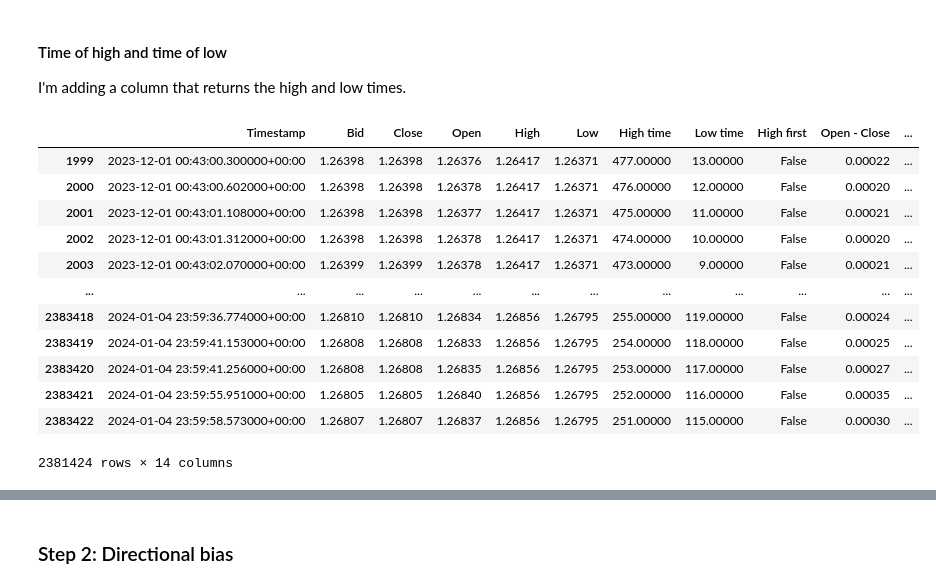
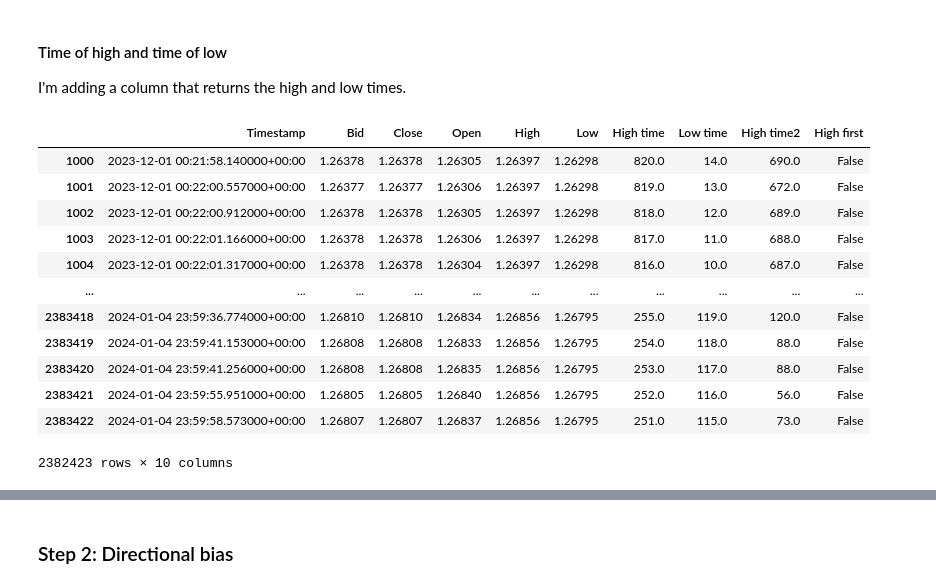
Before and after one commit to ironhak/test4anti, a Jupyter notebook: classify_candles v2.ipynb, the cells around one changed output, grey strips where cells are left out. Cells and saved outputs as stored; diff of their text form; code cells hidden in the pictures.

Commit message:
uploaded review

```diff
--- a/classify_candles v2.ipynb
+++ b/classify_candles v2.ipynb
@@ -165,9 +23,7 @@ end_date = "05-01-2024"
 timeframe = 'tick'
 price_frame = 1000
 
-# You can upload your own data, just make sure to update start_date and end_date, and also that
-# the csv filename format match the template
-csv_file_path = f"{start_date}_{end_date} {timeframe}.csv"
+csv_file_path = f"{os.path.dirname(os.getcwd())}/x_DATA/{start_date}_{end_date}  {timeframe}.csv"
 
 df = pd.DataFrame()
 
@@ -228,26 +84,28 @@ I'm adding a column that returns the high and low times.
 # %%
 # Calculate the index of the maximum value in the rolling window for "High time"
 df['High time'] =  price_frame - ( df.index.values - df['Bid'].rolling(window=price_frame).agg(lambda x: x.index.values[np.argmax(x.values)]) )
 df["Low time"] = price_frame  - ( df.index.values - df['Bid'].rolling(window=price_frame).agg(lambda x: x.index.values[np.argmin(x.values)]) )
+df['High time2'] = df['Bid'].rolling(window=price_frame).rank(method='min')
+
 df['High first'] = df['High time'] < df["Low time"]
 
 df = df.dropna() #Drop initial NaN values
 
 df
 # %% [output]
-|  | Timestamp | Bid | Close | Open | High | Low | High time | Low time | High first | Open - Close | ... |
-| 1999 | 2023-12-01 00:43:00.300000+00:00 | 1.26398 | 1.26398 | 1.26376 | 1.26417 | 1.26371 | 477.00000 | 13.00000 | False | 0.00022 | ... |
-| 2000 | 2023-12-01 00:43:00.602000+00:00 | 1.26398 | 1.26398 | 1.26378 | 1.26417 | 1.26371 | 476.00000 | 12.00000 | False | 0.00020 | ... |
-| 2001 | 2023-12-01 00:43:01.108000+00:00 | 1.26398 | 1.26398 | 1.26377 | 1.26417 | 1.26371 | 475.00000 | 11.00000 | False | 0.00021 | ... |
-| 2002 | 2023-12-01 00:43:01.312000+00:00 | 1.26398 | 1.26398 | 1.26378 | 1.26417 | 1.26371 | 474.00000 | 10.00000 | False | 0.00020 | ... |
-| 2003 | 2023-12-01 00:43:02.070000+00:00 | 1.26399 | 1.26399 | 1.26378 | 1.26417 | 1.26371 | 473.00000 | 9.00000 | False | 0.00021 | ... |
-| ... | ... | ... | ... | ... | ... | ... | ... | ... | ... | ... | ... |
-| 2383418 | 2024-01-04 23:59:36.774000+00:00 | 1.26810 | 1.26810 | 1.26834 | 1.26856 | 1.26795 | 255.00000 | 119.00000 | False | 0.00024 | ... |
-| 2383419 | 2024-01-04 23:59:41.153000+00:00 | 1.26808 | 1.26808 | 1.26833 | 1.26856 | 1.26795 | 254.00000 | 118.00000 | False | 0.00025 | ... |
-| 2383420 | 2024-01-04 23:59:41.256000+00:00 | 1.26808 | 1.26808 | 1.26835 | 1.26856 | 1.26795 | 253.00000 | 117.00000 | False | 0.00027 | ... |
-| 2383421 | 2024-01-04 23:59:55.951000+00:00 | 1.26805 | 1.26805 | 1.26840 | 1.26856 | 1.26795 | 252.00000 | 116.00000 | False | 0.00035 | ... |
-| 2383422 | 2024-01-04 23:59:58.573000+00:00 | 1.26807 | 1.26807 | 1.26837 | 1.26856 | 1.26795 | 251.00000 | 115.00000 | False | 0.00030 | ... |
+|  | Timestamp | Bid | Close | Open | High | Low | High time | Low time | High time2 | High first |
+| 1000 | 2023-12-01 00:21:58.140000+00:00 | 1.26378 | 1.26378 | 1.26305 | 1.26397 | 1.26298 | 820.0 | 14.0 | 690.0 | False |
+| 1001 | 2023-12-01 00:22:00.557000+00:00 | 1.26377 | 1.26377 | 1.26306 | 1.26397 | 1.26298 | 819.0 | 13.0 | 672.0 | False |
+| 1002 | 2023-12-01 00:22:00.912000+00:00 | 1.26378 | 1.26378 | 1.26305 | 1.26397 | 1.26298 | 818.0 | 12.0 | 689.0 | False |
+| 1003 | 2023-12-01 00:22:01.166000+00:00 | 1.26378 | 1.26378 | 1.26306 | 1.26397 | 1.26298 | 817.0 | 11.0 | 688.0 | False |
+| 1004 | 2023-12-01 00:22:01.317000+00:00 | 1.26378 | 1.26378 | 1.26304 | 1.26397 | 1.26298 | 816.0 | 10.0 | 687.0 | False |
+| ... | ... | ... | ... | ... | ... | ... | ... | ... | ... | ... |
+| 2383418 | 2024-01-04 23:59:36.774000+00:00 | 1.26810 | 1.26810 | 1.26834 | 1.26856 | 1.26795 | 255.0 | 119.0 | 120.0 | False |
+| 2383419 | 2024-01-04 23:59:41.153000+00:00 | 1.26808 | 1.26808 | 1.26833 | 1.26856 | 1.26795 | 254.0 | 118.0 | 88.0 | False |
+| 2383420 | 2024-01-04 23:59:41.256000+00:00 | 1.26808 | 1.26808 | 1.26835 | 1.26856 | 1.26795 | 253.0 | 117.0 | 88.0 | False |
+| 2383421 | 2024-01-04 23:59:55.951000+00:00 | 1.26805 | 1.26805 | 1.26840 | 1.26856 | 1.26795 | 252.0 | 116.0 | 56.0 | False |
+| 2383422 | 2024-01-04 23:59:58.573000+00:00 | 1.26807 | 1.26807 | 1.26837 | 1.26856 | 1.26795 | 251.0 | 115.0 | 73.0 | False |
-2381424 rows × 14 columns
+2382423 rows × 10 columns
 # %% [markdown]
 #### How to interpret 'High time' and 'Low time' columns
 e.g.
```
Also changed, not shown: parts of 6 cells of this notebook, 2 other files.
